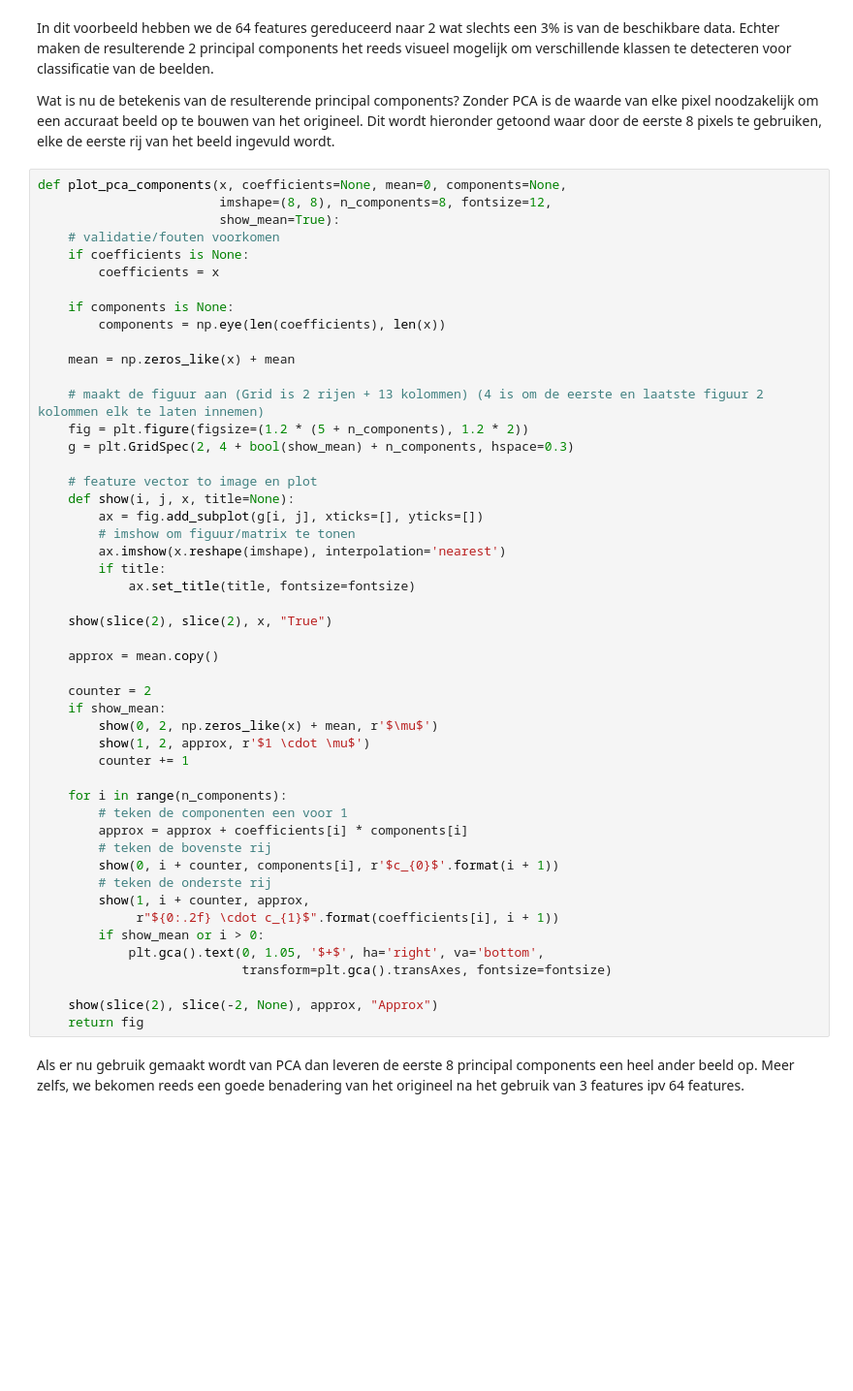
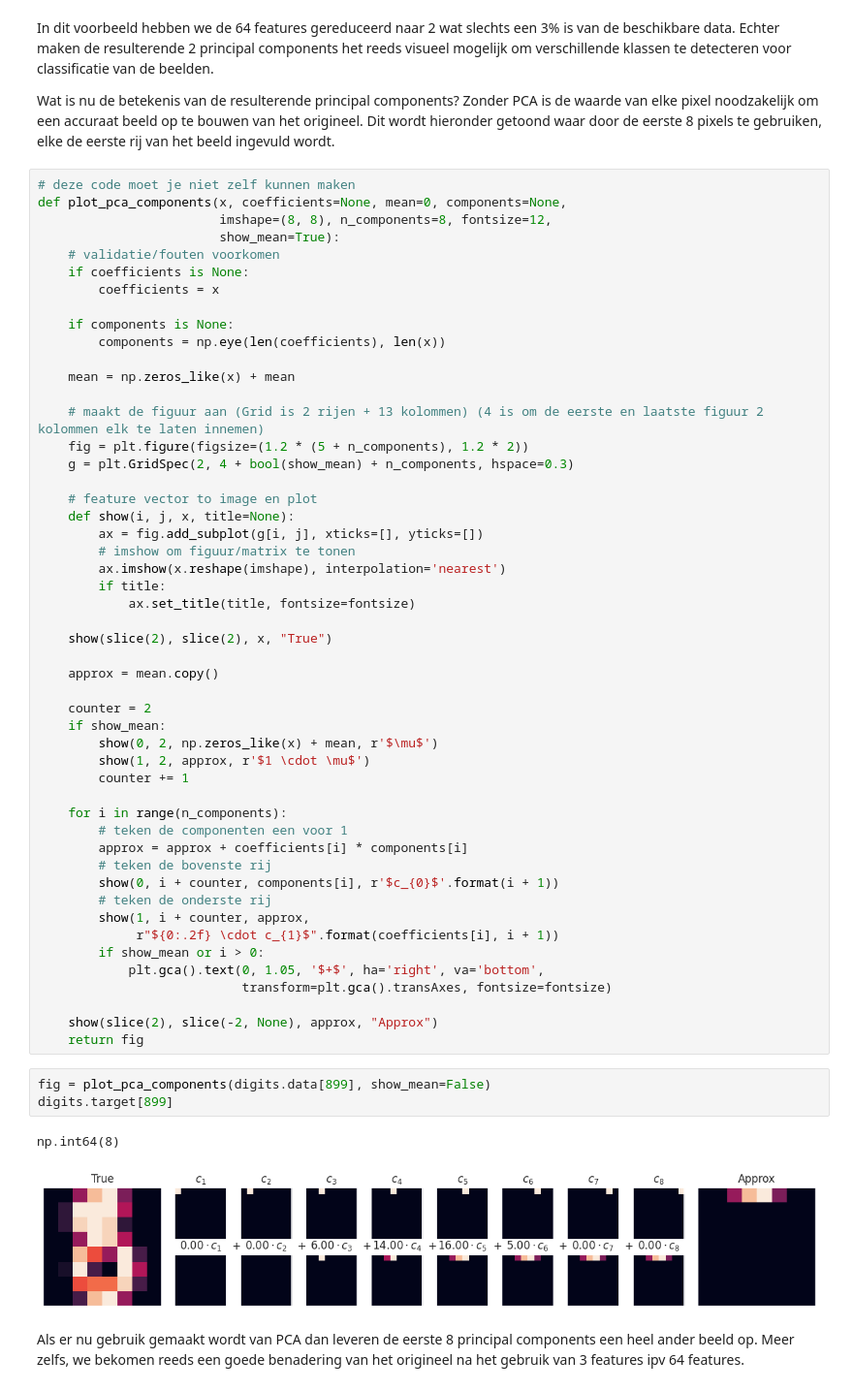
Before and after one commit to OdiseeDataScience2526/Leerstof-groep456, a Jupyter notebook: Les_09/03_DimensionalityReduction.ipynb, the cells around one changed output. Shown at 97% size. Drawn from its saved outputs; the diff is of its cells as text; blank space fills up the shorter version.

```diff
--- a/Les_09/03_DimensionalityReduction.ipynb
+++ b/Les_09/03_DimensionalityReduction.ipynb
@@ -131,6 +171,7 @@ Wat is nu de betekenis van de resulterende principal components?
 Zonder PCA is de waarde van elke pixel noodzakelijk om een accuraat beeld op te bouwen van het origineel.
 Dit wordt hieronder getoond waar door de eerste 8 pixels te gebruiken, elke de eerste rij van het beeld ingevuld wordt.
 # %%
+# deze code moet je niet zelf kunnen maken
 def plot_pca_components(x, coefficients=None, mean=0, components=None,
                         imshape=(8, 8), n_components=8, fontsize=12,
                         show_mean=True):
@@ -179,6 +220,12 @@ def plot_pca_components(x, coefficients=None, mean=0, components=None,
 
     show(slice(2), slice(-2, None), approx, "Approx")
     return fig
+# %%
+fig = plot_pca_components(digits.data[899], show_mean=False)
+digits.target[899]
+# %% [output]
+np.int64(8)
+[figure, added]
 # %% [markdown]
 Als er nu gebruik gemaakt wordt van PCA dan leveren de eerste 8 principal components een heel ander beeld op.
 Meer zelfs, we bekomen reeds een goede benadering van het origineel na het gebruik van 3 features ipv 64 features.
```
Also changed, not shown: parts of 12 cells of this notebook.
